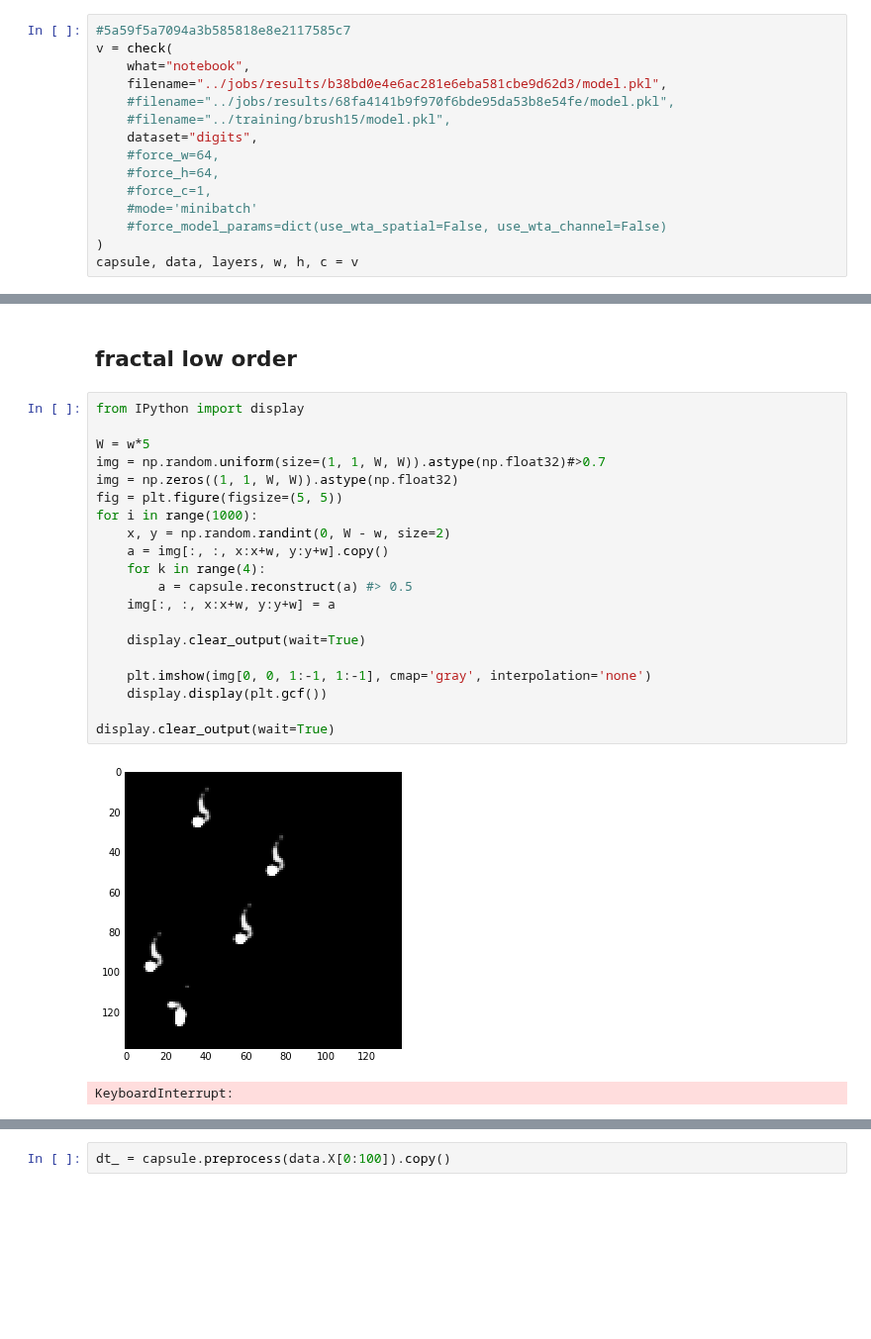
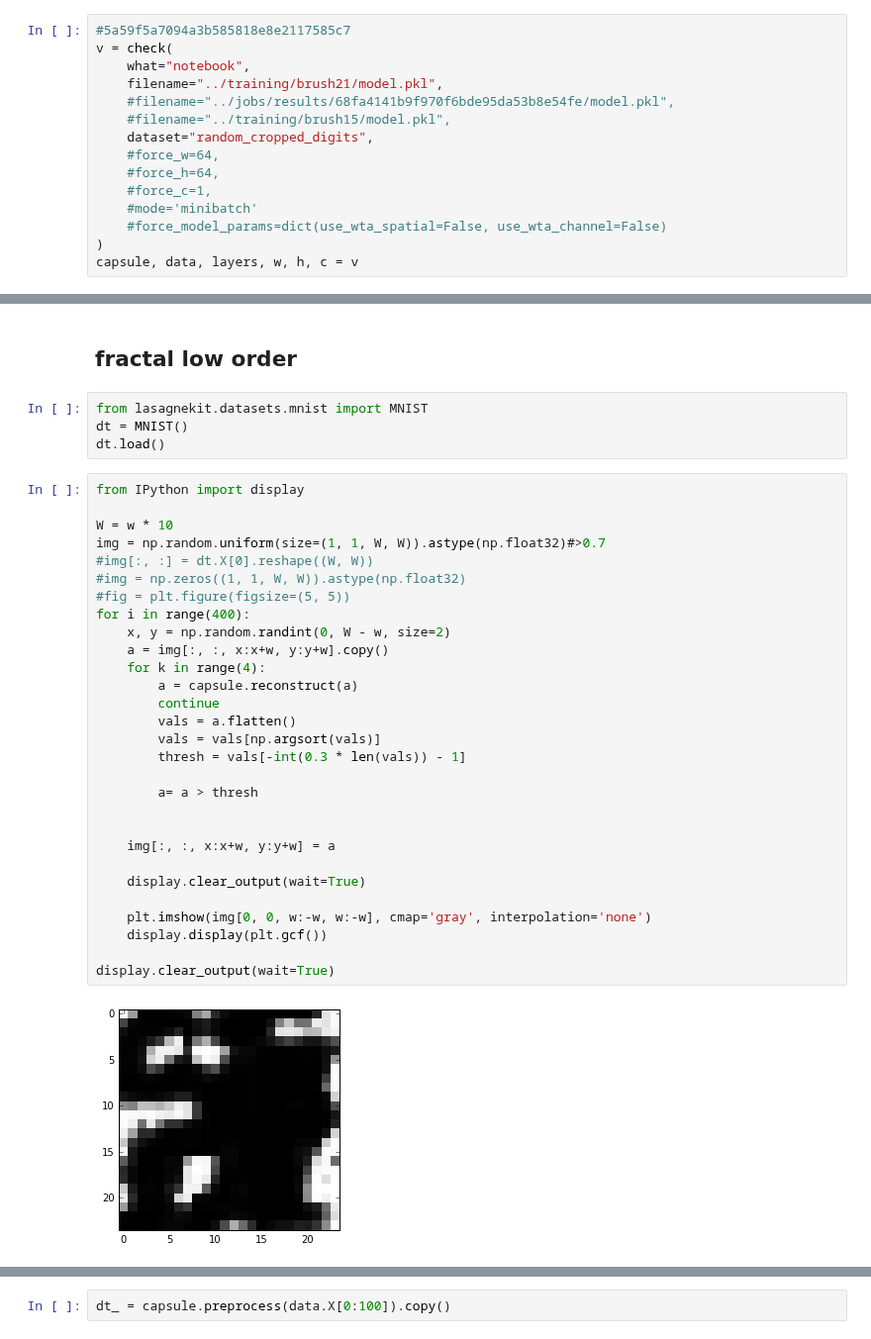
Before and after one commit to mehdidc/feature_generation, a Jupyter notebook: ipynb/generatesimple.ipynb, the cells around one changed output, grey strips where cells are left out. Shown at 99% size. Saved outputs shown, nothing was run; the diff lists cells and outputs as text; blank space fills up the shorter version.

```diff
--- a/ipynb/generatesimple.ipynb
+++ b/ipynb/generatesimple.ipynb
@@ -61,10 +61,10 @@ Couldn't import dot_parser, loading of dot files will not be possible.
 #5a59f5a7094a3b585818e8e2117585c7
 v = check(
     what="notebook",
-    filename="../jobs/results/b38bd0e4e6ac281e6eba581cbe9d62d3/model.pkl",
+    filename="../training/brush21/model.pkl",
     #filename="../jobs/results/68fa4141b9f970f6bde95da53b8e54fe/model.pkl",
     #filename="../training/brush15/model.pkl",
-    dataset="digits",
+    dataset="random_cropped_digits",
     #force_w=64,
     #force_h=64,
     #force_c=1,
@@ -560,26 +550,38 @@ y_test = data.y
 Xrec = capsule.reconstruct(data.)
 # %% [markdown]
 ## fractal low order
+# %%
+from lasagnekit.datasets.mnist import MNIST
+dt = MNIST()
+dt.load()
 # %%
 from IPython import display
 
-W = w*5
+W = w * 10
 img = np.random.uniform(size=(1, 1, W, W)).astype(np.float32)#>0.7
-img = np.zeros((1, 1, W, W)).astype(np.float32)
-fig = plt.figure(figsize=(5, 5))
-for i in range(1000):
+#img[:, :] = dt.X[0].reshape((W, W))
+#img = np.zeros((1, 1, W, W)).astype(np.float32)
+#fig = plt.figure(figsize=(5, 5))
+for i in range(400):
     x, y = np.random.randint(0, W - w, size=2)
     a = img[:, :, x:x+w, y:y+w].copy()
     for k in range(4):
-        a = capsule.reconstruct(a) #> 0.5
+        a = capsule.reconstruct(a)
+        continue
+        vals = a.flatten()
+        vals = vals[np.argsort(vals)]
+        thresh = vals[-int(0.3 * len(vals)) - 1]
+
+        a= a > thresh
+
+
     img[:, :, x:x+w, y:y+w] = a
 
     display.clear_output(wait=True)
 
-    plt.imshow(img[0, 0, 1:-1, 1:-1], cmap='gray', interpolation='none')
+    plt.imshow(img[0, 0, w:-w, w:-w], cmap='gray', interpolation='none')
     display.display(plt.gcf())
 
 display.clear_output(wait=True)
 # %% [output]
-[figure, old version]
+[figure, new version]
-KeyboardInterrupt:
```
Also changed, not shown: parts of 13 cells of this notebook, 4 other files.
